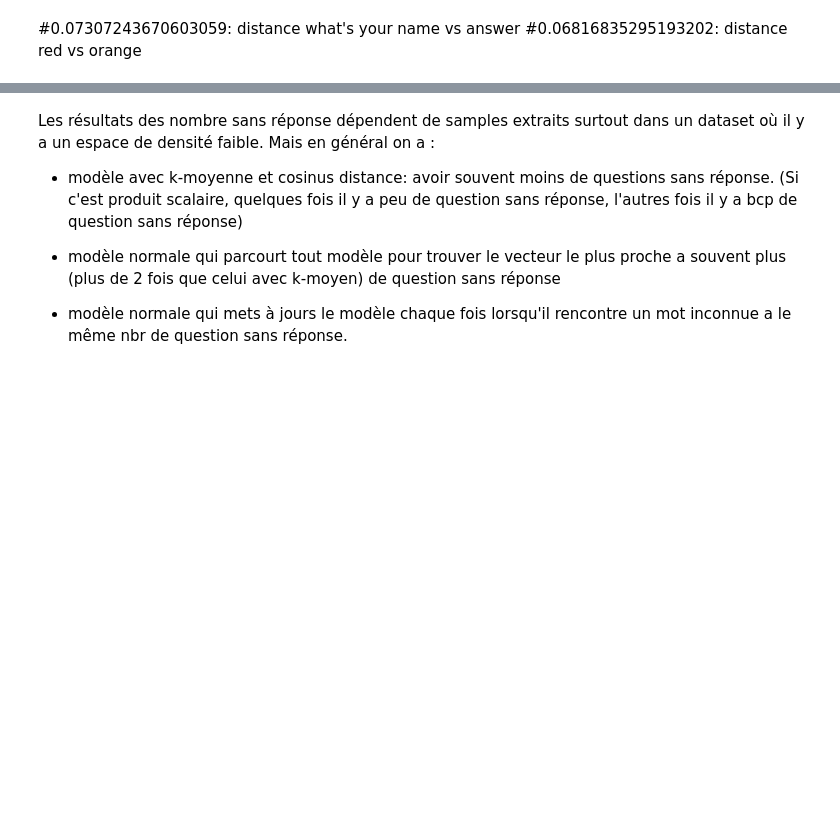
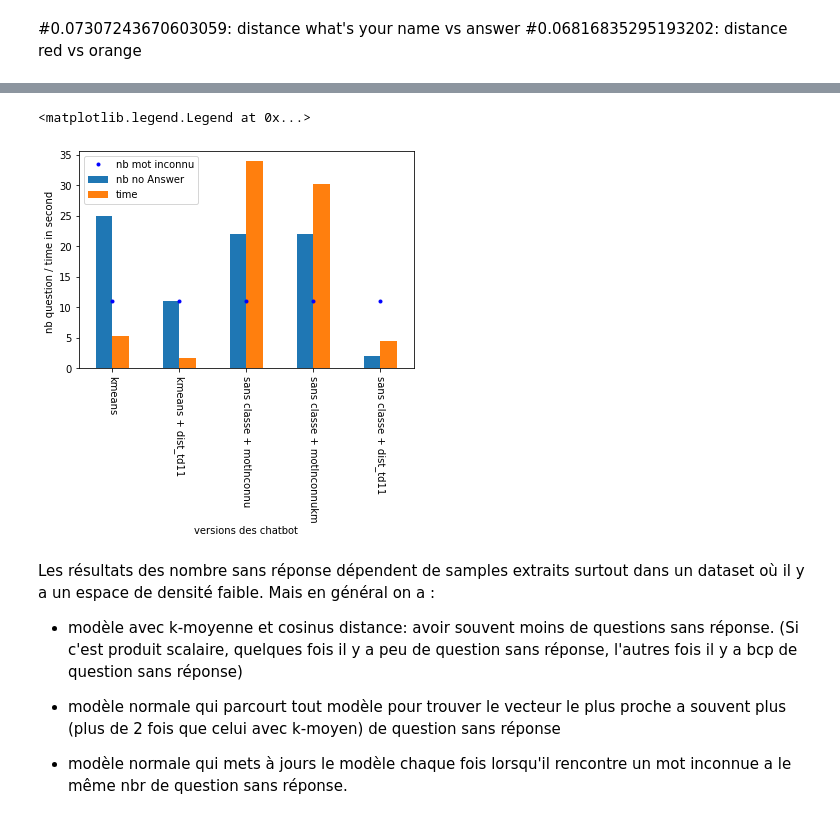
Before and after one commit to xuewenguo0330/Chatbot_IAS, a Jupyter notebook: score.ipynb, the cells around one changed output, grey strips where cells are left out. Saved outputs shown, nothing was run; the diff lists cells and outputs as text; code cells hidden in the pictures; blank space fills up the shorter version.

Commit message:
final version

```diff
--- a/score.ipynb
+++ b/score.ipynb
@@ -527,6 +540,6 @@ run time: 0:02:51.529467
 #chatbot sans classification avec la fct motInconnuKmeans qui ne met a jour pas le modele
 noAnswerK,t0 = chatbotSansClass_score(samples0, funInconnu = motInconnuKmeans,  tsvFile = "QA2score_sansClass_km.tsv" )
 noAK1,t1 = chatbotSansClass_score(samples1, funInconnu = motInconnuKmeans, tsvFile = "qa2SansClass_km.tsv")
-res.append(['sans classe motInconnukm',noAnswerK,t0])
+res.append([noAnswerK,t0])
 noAnswerK,noAK1
 # %% [output]
@@ -543,6 +557,6 @@ run time: 0:00:39.283650
 #chatbot sans classification avec la fonction qui calcul la cosinus distance comme tp11
 noAnswer011,t0 = chatbotSansClass_score(samples0, funNearest = find_closest_words_from_vector,tsvFile = "QA2score_sansClass_11.tsv")
 noA111,t1 = chatbotSansClass_score(samples1, funNearest = find_closest_words_from_vector, tsvFile = "qa2SansClass11.tsv")
-res.append(['sans classe+td11',noAnswer011,t0])
+res.append([noAnswer011,t0])
 noAnswer011,noA111
 # %% [output]
@@ -566,3 +582,6 @@ res
+# %%
+rawLb = ['kmeans', 'kmeans + dist_td11', 'sans classe + motInconnu',
+        'sans classe + motInconnukm', 'sans classe + dist_td11']
 # %%
-resG = np.array(res)
-peint(resG.shape())
+resG = pd.DataFrame(np.array(res), index = rawLb, columns = ['nb no Answer', 'time'])
+resG
@@ -569,3 +595,13 @@ peint(resG.shape())
+# %%
+resG.plot.bar()
+plt.xticks(rotation=270)
+plt.plot(range(20), np.ones(20)*11, 'b.',label = "nb mot inconnu")
+plt.ylabel("nb question / time in second ")
+plt.xlabel("versions des chatbot")
+plt.legend()
+# %% [output]
+<matplotlib.legend.Legend at 0x...>
+[figure, added]
 # %% [markdown]
 Les résultats des nombre sans réponse dépendent de samples extraits surtout dans un dataset où il y a un espace de densité faible.
 Mais en général on a :
```
Also changed, not shown: parts of 15 cells of this notebook.
